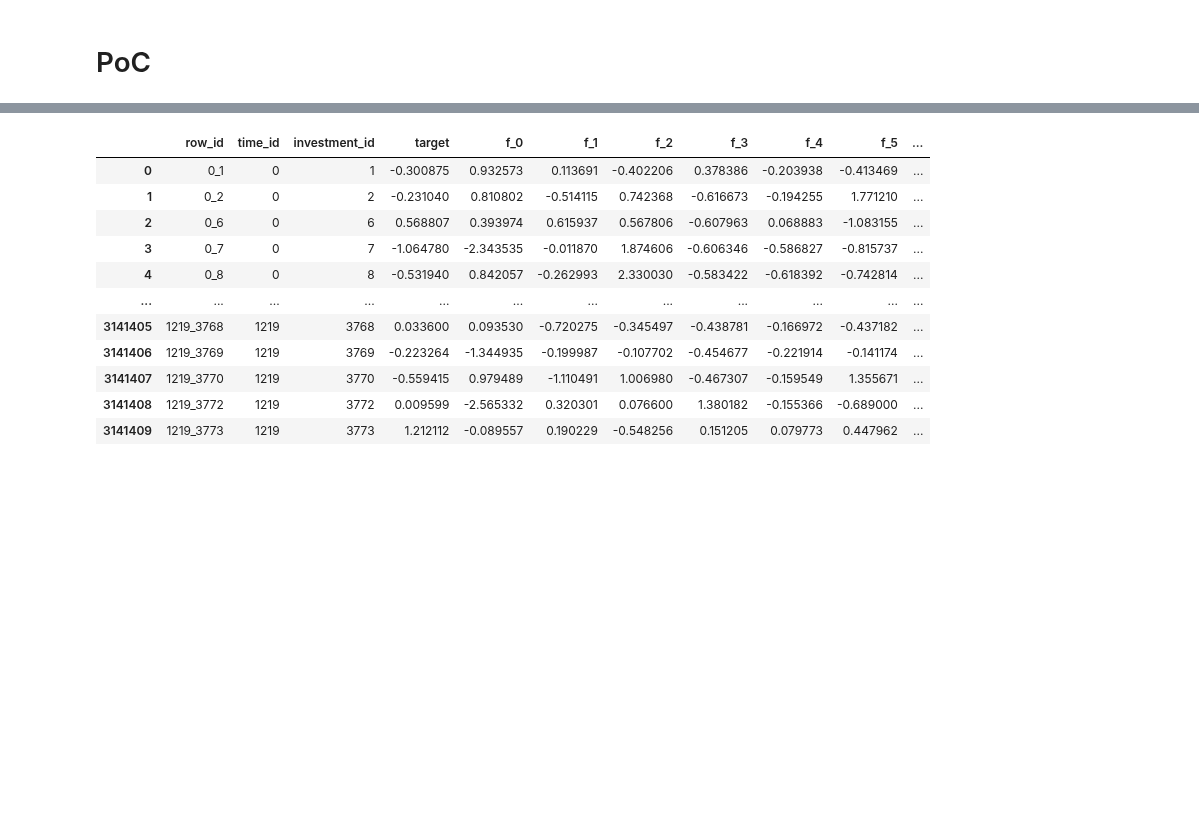
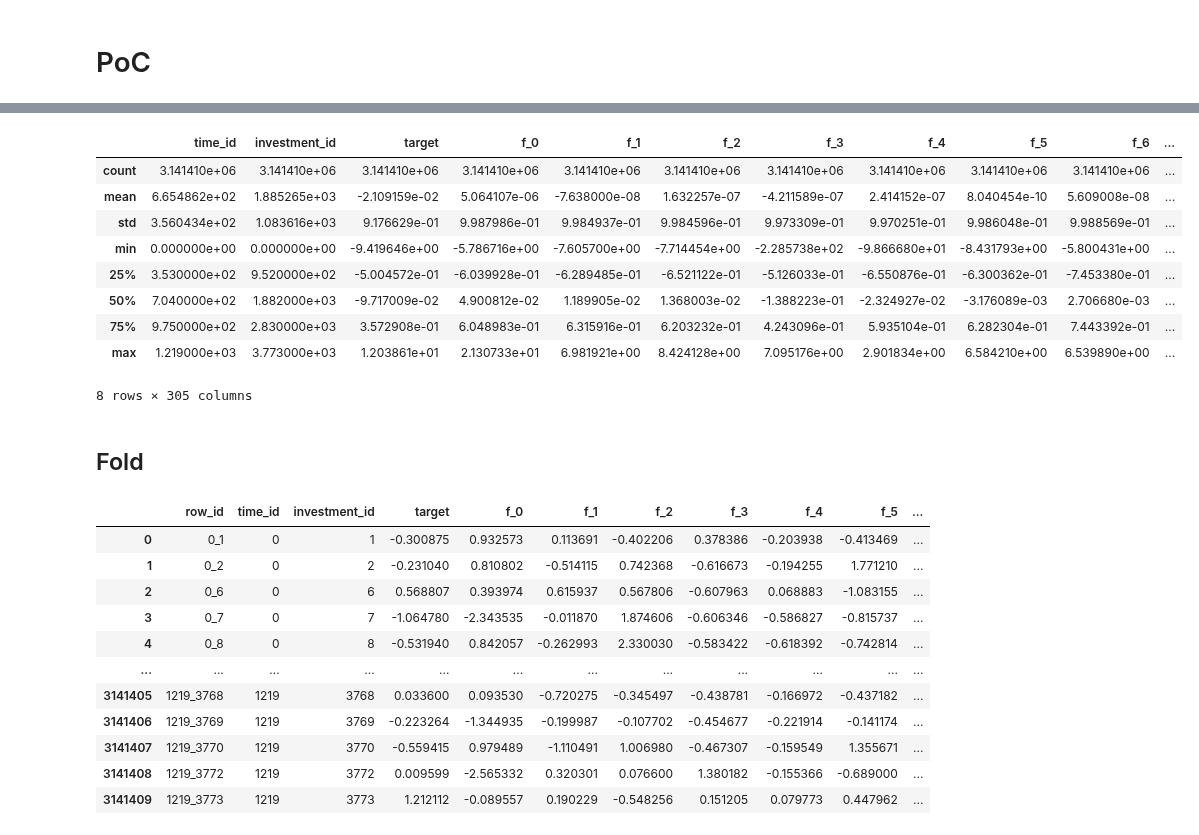
Before and after one commit to IMOKURI/ubiquant-market-prediction, a Jupyter notebook: notebooks/PoC.ipynb, the cells around one changed output, grey strips where cells are left out. Cells and saved outputs as stored; diff of their text form; code cells hidden in the pictures; blank space fills up the shorter version.

```diff
--- a/notebooks/PoC.ipynb
+++ b/notebooks/PoC.ipynb
@@ -71,3 +72,18 @@ input = InputData(c)
+# %%
+input.train.describe()
+# %% [output]
+|  | time_id | investment_id | target | f_0 | f_1 | f_2 | f_3 | f_4 | f_5 | f_6 | ... |
+| count | 3.141410e+06 | 3.141410e+06 | 3.141410e+06 | 3.141410e+06 | 3.141410e+06 | 3.141410e+06 | 3.141410e+06 | 3.141410e+06 | 3.141410e+06 | 3.141410e+06 | ... |
+| mean | 6.654862e+02 | 1.885265e+03 | -2.109159e-02 | 5.064107e-06 | -7.638000e-08 | 1.632257e-07 | -4.211589e-07 | 2.414152e-07 | 8.040454e-10 | 5.609008e-08 | ... |
+| std | 3.560434e+02 | 1.083616e+03 | 9.176629e-01 | 9.987986e-01 | 9.984937e-01 | 9.984596e-01 | 9.973309e-01 | 9.970251e-01 | 9.986048e-01 | 9.988569e-01 | ... |
+| min | 0.000000e+00 | 0.000000e+00 | -9.419646e+00 | -5.786716e+00 | -7.605700e+00 | -7.714454e+00 | -2.285738e+02 | -9.866680e+01 | -8.431793e+00 | -5.800431e+00 | ... |
+| 25% | 3.530000e+02 | 9.520000e+02 | -5.004572e-01 | -6.039928e-01 | -6.289485e-01 | -6.521122e-01 | -5.126033e-01 | -6.550876e-01 | -6.300362e-01 | -7.453380e-01 | ... |
+| 50% | 7.040000e+02 | 1.882000e+03 | -9.717009e-02 | 4.900812e-02 | 1.189905e-02 | 1.368003e-02 | -1.388223e-01 | -2.324927e-02 | -3.176089e-03 | 2.706680e-03 | ... |
+| 75% | 9.750000e+02 | 2.830000e+03 | 3.572908e-01 | 6.048983e-01 | 6.315916e-01 | 6.203232e-01 | 4.243096e-01 | 5.935104e-01 | 6.282304e-01 | 7.443392e-01 | ... |
+| max | 1.219000e+03 | 3.773000e+03 | 1.203861e+01 | 2.130733e+01 | 6.981921e+00 | 8.424128e+00 | 7.095176e+00 | 2.901834e+00 | 6.584210e+00 | 6.539890e+00 | ... |
+8 rows × 305 columns
+# %% [markdown]
+## Fold
 # %%
 input.train.fillna({"time_fold": c.params.n_fold}, inplace=True)
 # %%
```
Also changed, not shown: parts of 5 cells of this notebook, 1 other file.
